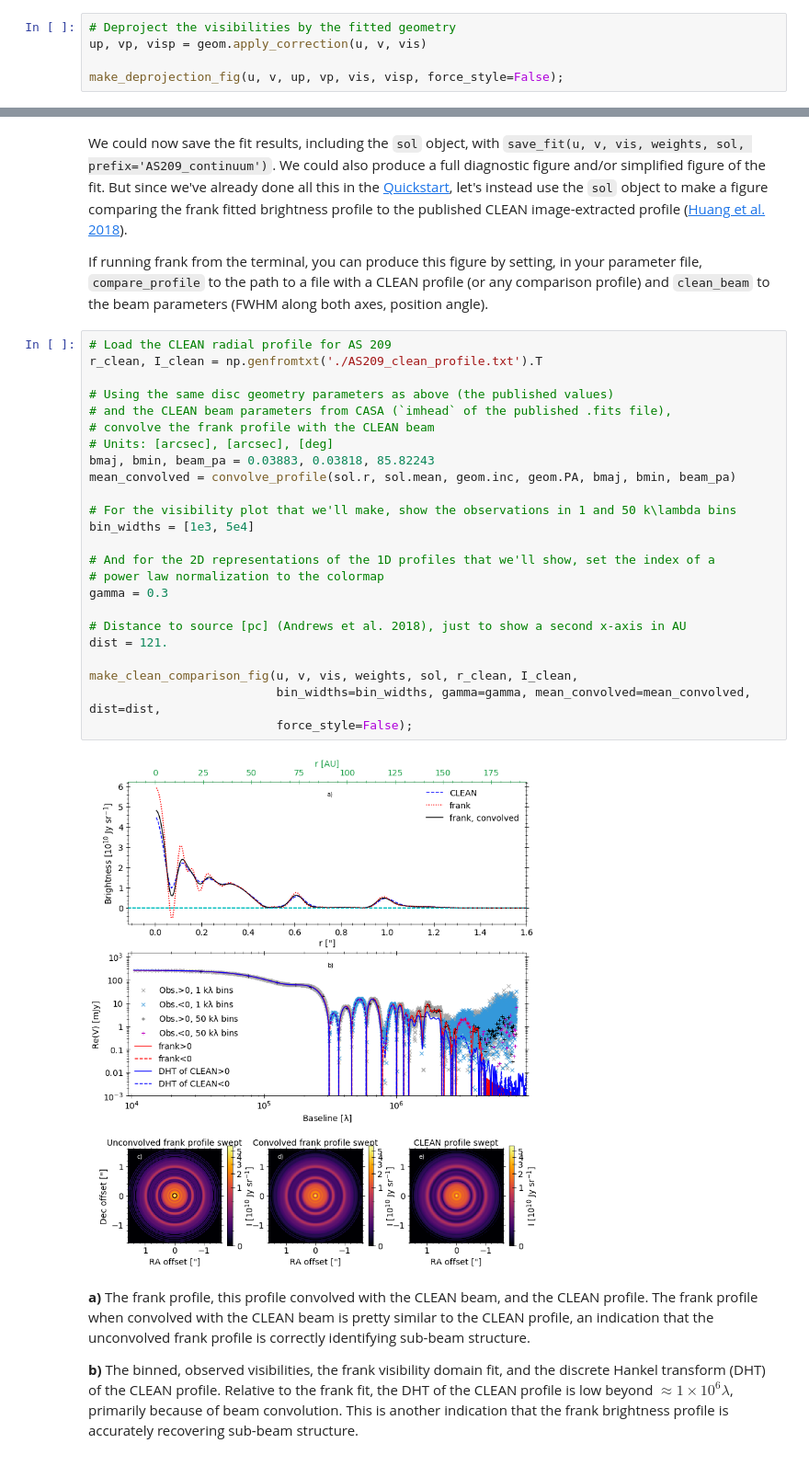
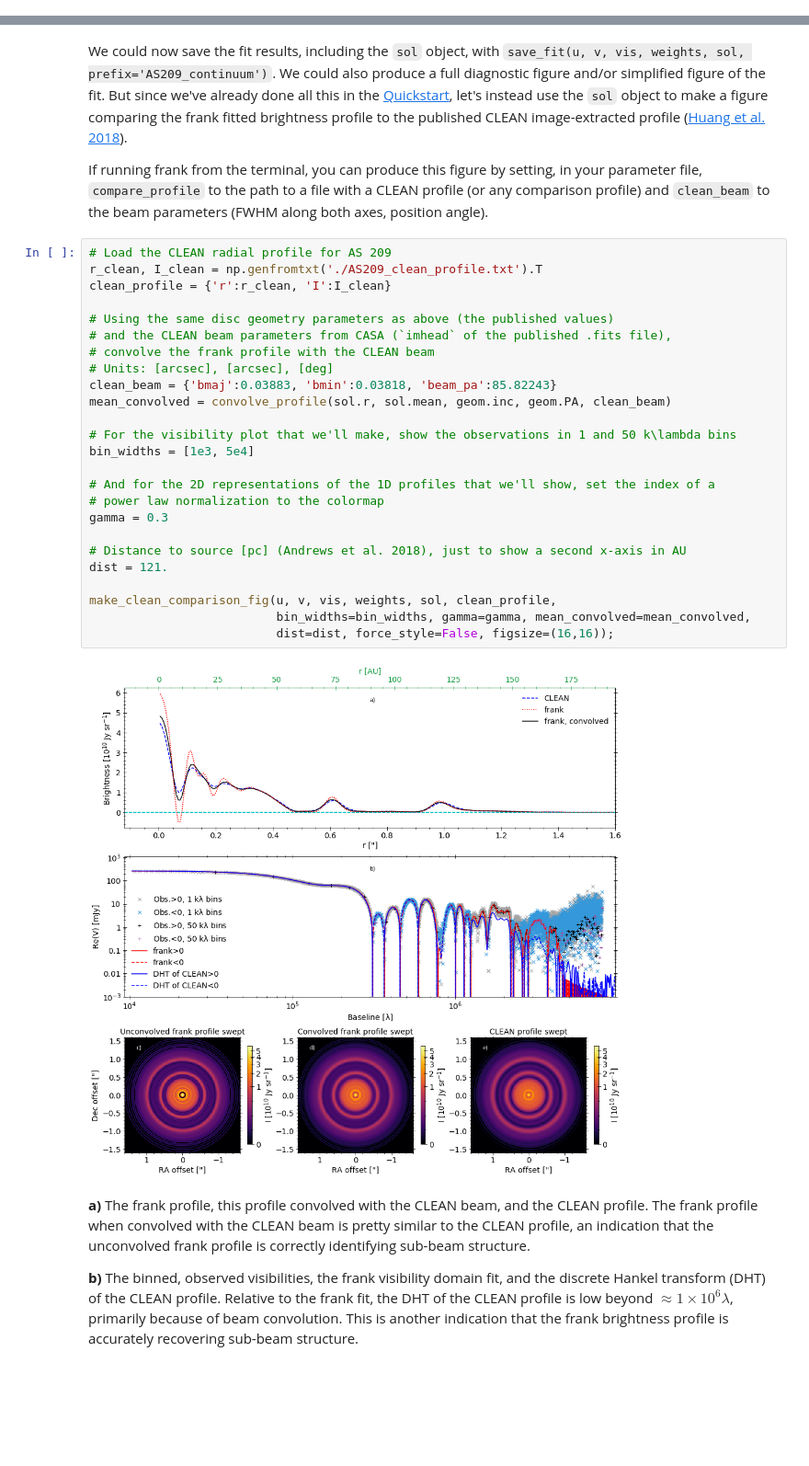
Before and after one commit to discsim/frank, a Jupyter notebook: docs/tutorials/fitting_procedure.ipynb, the cells around one changed output, grey strips where cells are left out. Shown: that part at 92% size. Saved outputs shown, nothing was run; the diff lists cells and outputs as text; blank space fills up the shorter version.

```diff
--- a/docs/tutorials/fitting_procedure.ipynb
+++ b/docs/tutorials/fitting_procedure.ipynb
@@ -76,7 +75,2 @@ And let's plot the deprojected (u, v) coordinates and visibilities, just to veri
 
 If running frank from the terminal, you can produce this figure by setting `deprojec_plot` to `true` in your parameter file.
-# %%
-# Deproject the visibilities by the fitted geometry
-up, vp, visp = geom.apply_correction(u, v, vis)
-
-make_deprojection_fig(u, v, up, vp, vis, visp, force_style=False);
@@ -130,29 +126,30 @@ If running frank from the terminal, you can produce this figure by setting, in y
 # %%
 # Load the CLEAN radial profile for AS 209
 r_clean, I_clean = np.genfromtxt('./AS209_clean_profile.txt').T
+clean_profile = {'r':r_clean, 'I':I_clean}
 
 # Using the same disc geometry parameters as above (the published values)
 # and the CLEAN beam parameters from CASA (`imhead` of the published .fits file),
 # convolve the frank profile with the CLEAN beam
 # Units: [arcsec], [arcsec], [deg]
-bmaj, bmin, beam_pa = 0.03883, 0.03818, 85.82243
-mean_convolved = convolve_profile(sol.r, sol.mean, geom.inc, geom.PA, bmaj, bmin, beam_pa)
+clean_beam = {'bmaj':0.03883, 'bmin':0.03818, 'beam_pa':85.82243}
+mean_convolved = convolve_profile(sol.r, sol.mean, geom.inc, geom.PA, clean_beam)
 
 # For the visibility plot that we'll make, show the observations in 1 and 50 k\lambda bins
 bin_widths = [1e3, 5e4]
 
 # And for the 2D representations of the 1D profiles that we'll show, set the index of a
 # power law normalization to the colormap
 gamma = 0.3
 
 # Distance to source [pc] (Andrews et al. 2018), just to show a second x-axis in AU
 dist = 121.
 
-make_clean_comparison_fig(u, v, vis, weights, sol, r_clean, I_clean,
-                          bin_widths=bin_widths, gamma=gamma, mean_convolved=mean_convolved, dist=dist,
-                          force_style=False);
+make_clean_comparison_fig(u, v, vis, weights, sol, clean_profile,
+                          bin_widths=bin_widths, gamma=gamma, mean_convolved=mean_convolved,
+                          dist=dist, force_style=False, figsize=(16,16));
 # %% [output]
-[figure, old version]
+[figure, new version]
 # %% [markdown]
 **a)** The frank profile, this profile convolved with the CLEAN beam, and the CLEAN profile. The frank profile when convolved with the CLEAN beam is pretty similar to the CLEAN profile, an indication that the unconvolved frank profile is correctly identifying sub-beam structure.
 
```
Also changed, not shown: parts of 5 cells of this notebook.
